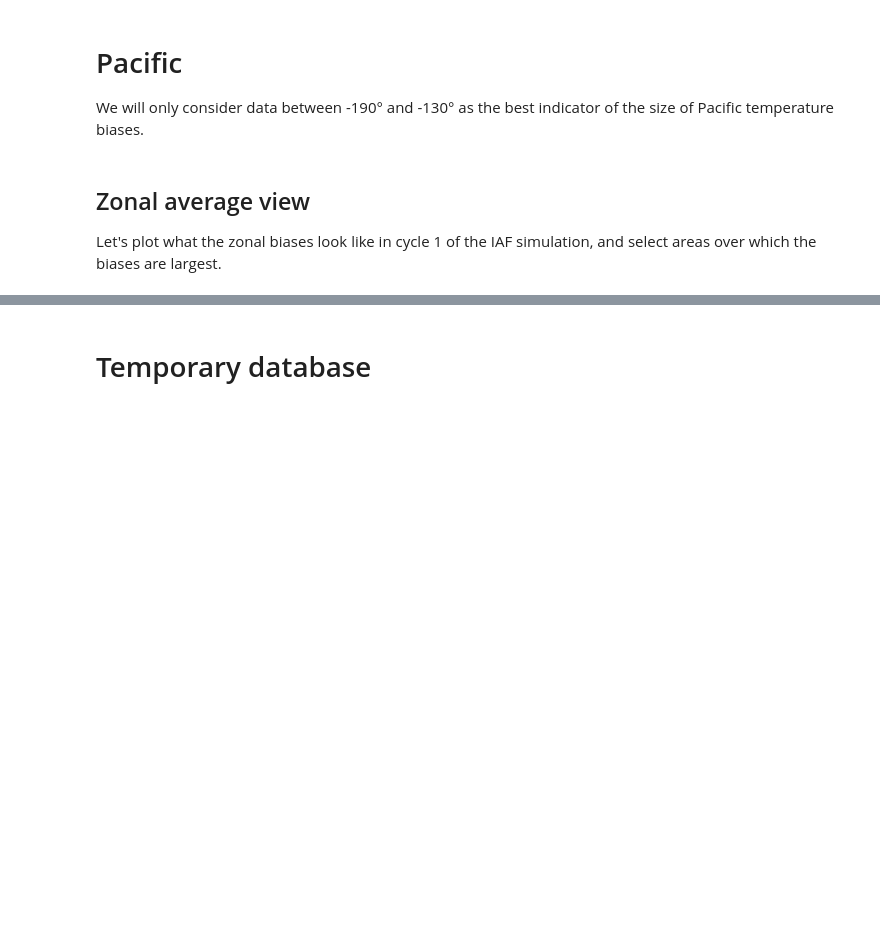
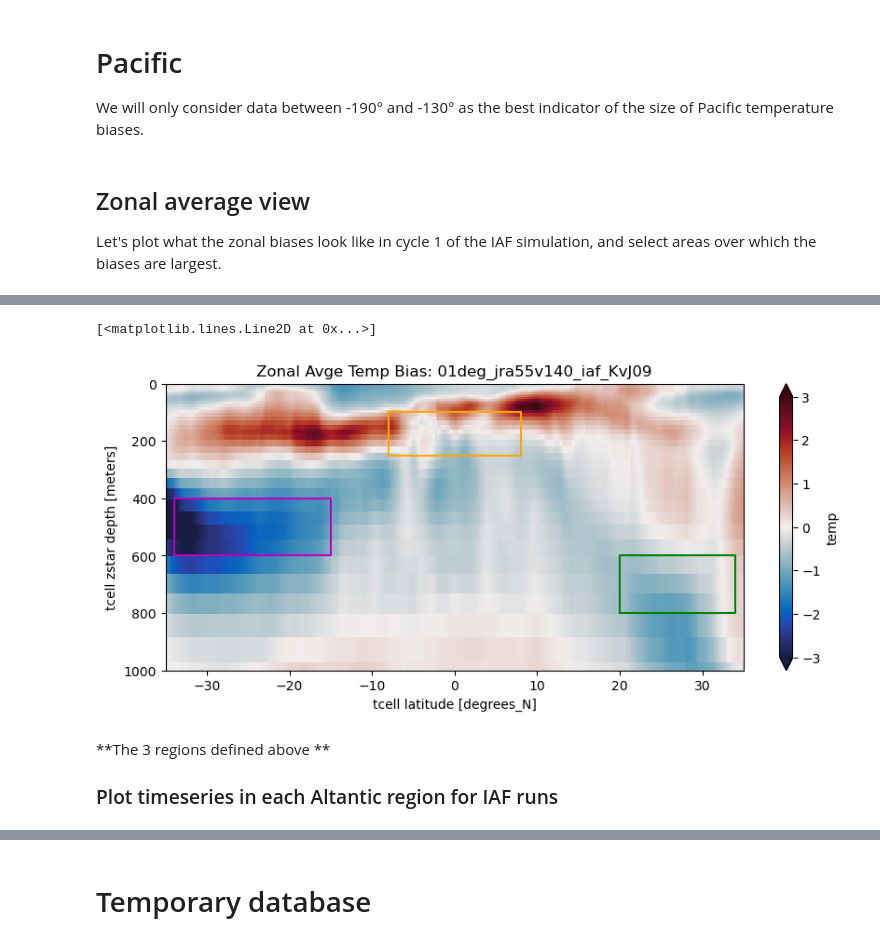
Before and after one commit to COSIMA/ACCESS-OM2-Temp-Biases, a Jupyter notebook: PerturbationBiasTimeseries.ipynb, the cells around one changed output, grey strips where cells are left out. Drawn from its saved outputs; the diff is of its cells as text; code cells hidden in the pictures; blank space fills up the shorter version.

```diff
--- a/PerturbationBiasTimeseries.ipynb
+++ b/PerturbationBiasTimeseries.ipynb
@@ -146,0 +192,24 @@ Text(0.5, 1.0, '(c) Northern Tropical Pacific Intermediate-depth Bias')
+# %%
+expt = '01deg_jra55v140_iaf_KvJ09'
+temp = cc.querying.getvar(expt, 'temp', session, ncfile='ocean-3d-temp-1-monthly-mean-ym_%.nc')#,chunks={'st_ocean':20,'xt_ocean':100,'yt_ocean':100,'time':None})
+temperature = temp.sel(yt_ocean=slice(transect_lats[0],transect_lats[1])).sel(xt_ocean=slice(transect_lons[0],transect_lons[1])).mean('xt_ocean').sel(time=slice(tstart,tend)).mean('time').load() + KELVIN_TO_CELSIUS
+
+plt.figure(figsize=(10,4))
+temp_bias = temperature-temperature_obs
+temp_bias.plot(yincrease=False,vmin=-3, vmax=3,cmap = cm.cm.balance)
+plt.ylim(ymin=1000)
+plt.title('Zonal Avge Temp Bias: '+expt)
+
+plt.plot([r1['minlat'], r1['maxlat'], r1['maxlat'], r1['minlat'], r1['minlat']],
+         [r1['lowerdepth'], r1['lowerdepth'], r1['upperdepth'], r1['upperdepth'], r1['lowerdepth']],'m')
+plt.plot([r2['minlat'], r2['maxlat'], r2['maxlat'], r2['minlat'], r2['minlat']],
+         [r2['lowerdepth'], r2['lowerdepth'], r2['upperdepth'], r2['upperdepth'], r2['lowerdepth']],'orange')
+plt.plot([r3['minlat'], r3['maxlat'], r3['maxlat'], r3['minlat'], r3['minlat']],
+         [r3['lowerdepth'], r3['lowerdepth'], r3['upperdepth'], r3['upperdepth'], r3['lowerdepth']],'g')
+# %% [output]
+[<matplotlib.lines.Line2D at 0x...>]
+[figure, added]
+# %% [markdown]
+**The 3 regions defined above **
+
+### Plot timeseries in each Altantic region for IAF runs
```
Also changed, not shown: parts of 13 cells of this notebook, 2 other files.
